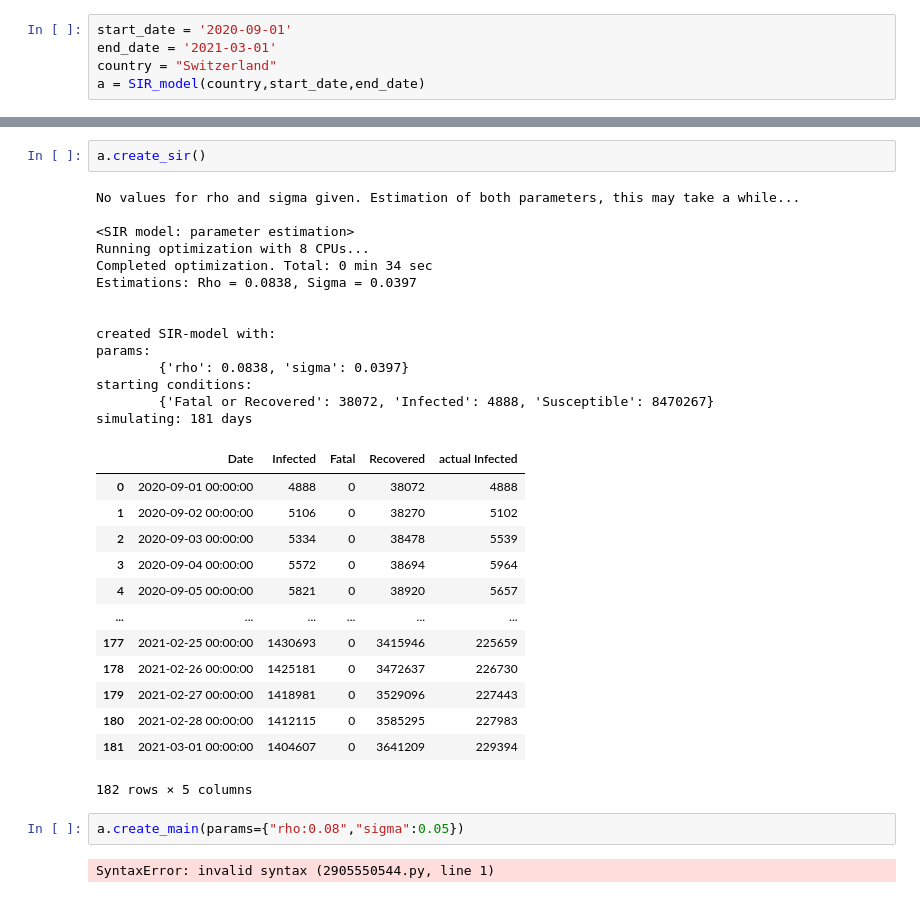
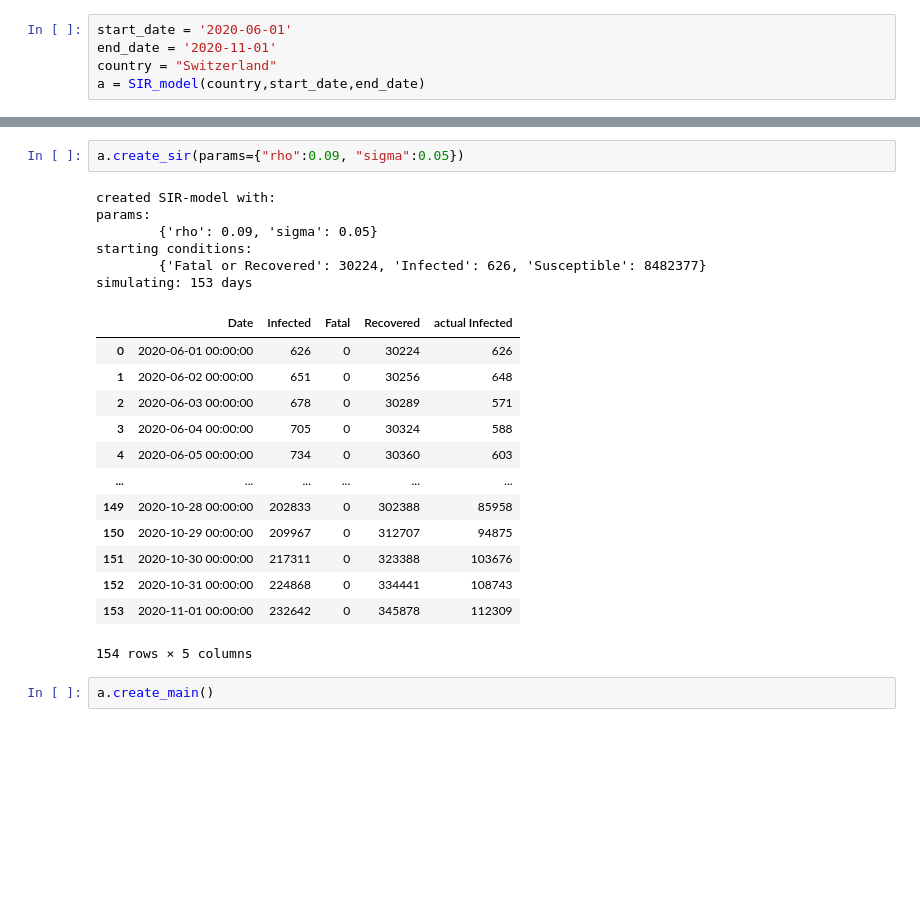
Before and after one commit to LFaltner/Data_Science_Project, a Jupyter notebook: demo/SIR_model_sim.ipynb, the cells around one changed output, grey strips where cells are left out. Drawn from its saved outputs; the diff is of its cells as text; blank space fills up the shorter version.

```diff
--- a/demo/SIR_model_sim.ipynb
+++ b/demo/SIR_model_sim.ipynb
@@ -9,6 +7,6 @@ PROJ: proj_create_from_database: Cannot find proj.db
 # %%
-start_date = '2020-09-01'
-end_date = '2021-03-01'
+start_date = '2020-06-01'
+end_date = '2020-11-01'
 country = "Switzerland"
 a = SIR_model(country,start_date,end_date)
 # %% [output]
@@ -17,36 +15,26 @@ Checking if data is up-to-date...
 # %%
-a.create_sir()
+a.create_sir(params={"rho":0.09, "sigma":0.05})
 # %% [output]
-No values for rho and sigma given. Estimation of both parameters, this may take a while...
-
-<SIR model: parameter estimation>
-Running optimization with 8 CPUs...
-Completed optimization. Total: 0 min 34 sec
-Estimations: Rho = 0.0838, Sigma = 0.0397
-
-
 created SIR-model with:
 params:
-        {'rho': 0.0838, 'sigma': 0.0397}
+        {'rho': 0.09, 'sigma': 0.05}
 starting conditions:
-        {'Fatal or Recovered': 38072, 'Infected': 4888, 'Susceptible': 8470267}
-simulating: 181 days
+        {'Fatal or Recovered': 30224, 'Infected': 626, 'Susceptible': 8482377}
+simulating: 153 days
 |  | Date | Infected | Fatal | Recovered | actual Infected |
-| 0 | 2020-09-01 00:00:00 | 4888 | 0 | 38072 | 4888 |
-| 1 | 2020-09-02 00:00:00 | 5106 | 0 | 38270 | 5102 |
-| 2 | 2020-09-03 00:00:00 | 5334 | 0 | 38478 | 5539 |
-| 3 | 2020-09-04 00:00:00 | 5572 | 0 | 38694 | 5964 |
-| 4 | 2020-09-05 00:00:00 | 5821 | 0 | 38920 | 5657 |
+| 0 | 2020-06-01 00:00:00 | 626 | 0 | 30224 | 626 |
+| 1 | 2020-06-02 00:00:00 | 651 | 0 | 30256 | 648 |
+| 2 | 2020-06-03 00:00:00 | 678 | 0 | 30289 | 571 |
+| 3 | 2020-06-04 00:00:00 | 705 | 0 | 30324 | 588 |
+| 4 | 2020-06-05 00:00:00 | 734 | 0 | 30360 | 603 |
 | ... | ... | ... | ... | ... | ... |
-| 177 | 2021-02-25 00:00:00 | 1430693 | 0 | 3415946 | 225659 |
-| 178 | 2021-02-26 00:00:00 | 1425181 | 0 | 3472637 | 226730 |
-| 179 | 2021-02-27 00:00:00 | 1418981 | 0 | 3529096 | 227443 |
-| 180 | 2021-02-28 00:00:00 | 1412115 | 0 | 3585295 | 227983 |
-| 181 | 2021-03-01 00:00:00 | 1404607 | 0 | 3641209 | 229394 |
+| 149 | 2020-10-28 00:00:00 | 202833 | 0 | 302388 | 85958 |
+| 150 | 2020-10-29 00:00:00 | 209967 | 0 | 312707 | 94875 |
+| 151 | 2020-10-30 00:00:00 | 217311 | 0 | 323388 | 103676 |
+| 152 | 2020-10-31 00:00:00 | 224868 | 0 | 334441 | 108743 |
+| 153 | 2020-11-01 00:00:00 | 232642 | 0 | 345878 | 112309 |
-182 rows × 5 columns
+154 rows × 5 columns
 # %%
-a.create_main(params={"rho:0.08","sigma":0.05})
+a.create_main()
-# %% [output]
-SyntaxError: invalid syntax (2905550544.py, line 1)
 # %%
 a.create_scenario(name="Lockdown",
```
Also changed, not shown: parts of 4 cells of this notebook.
